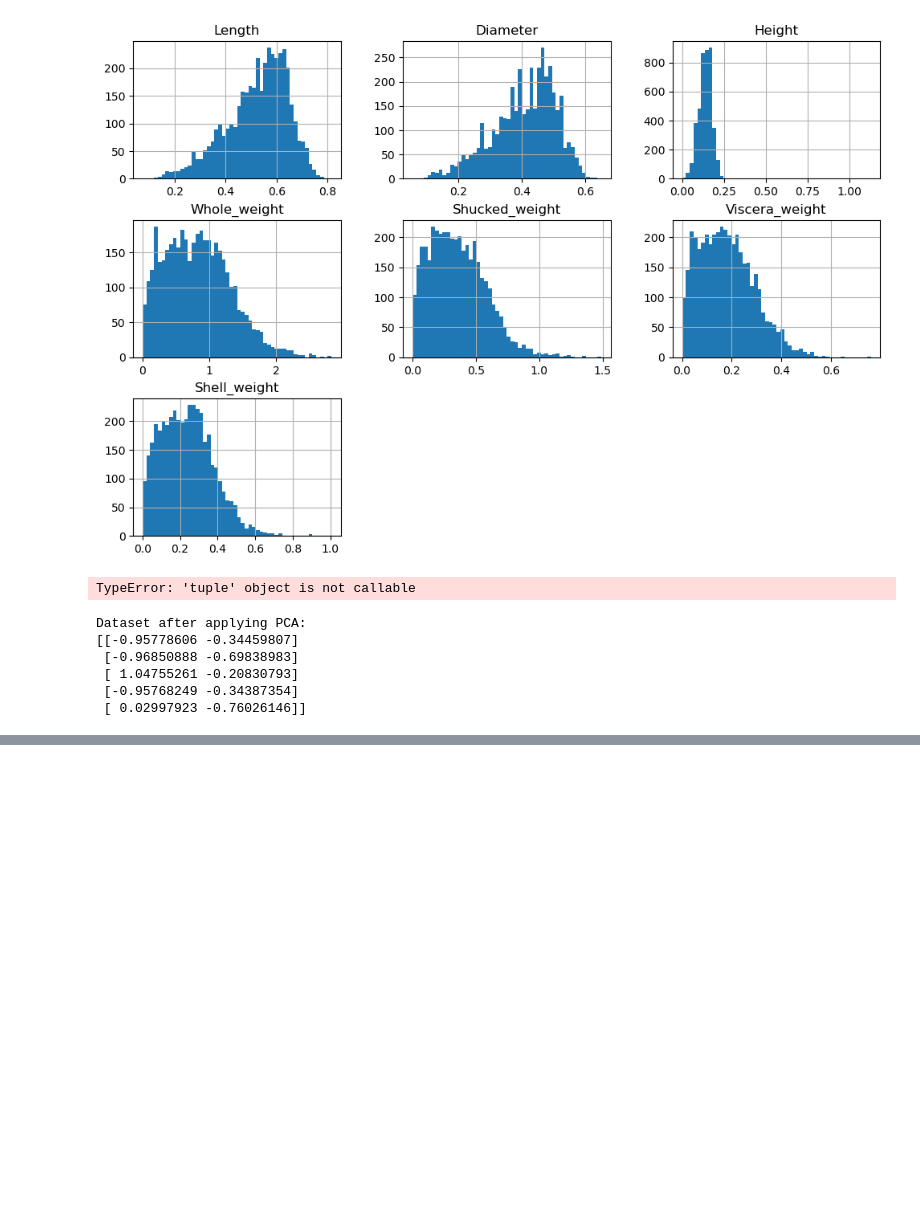
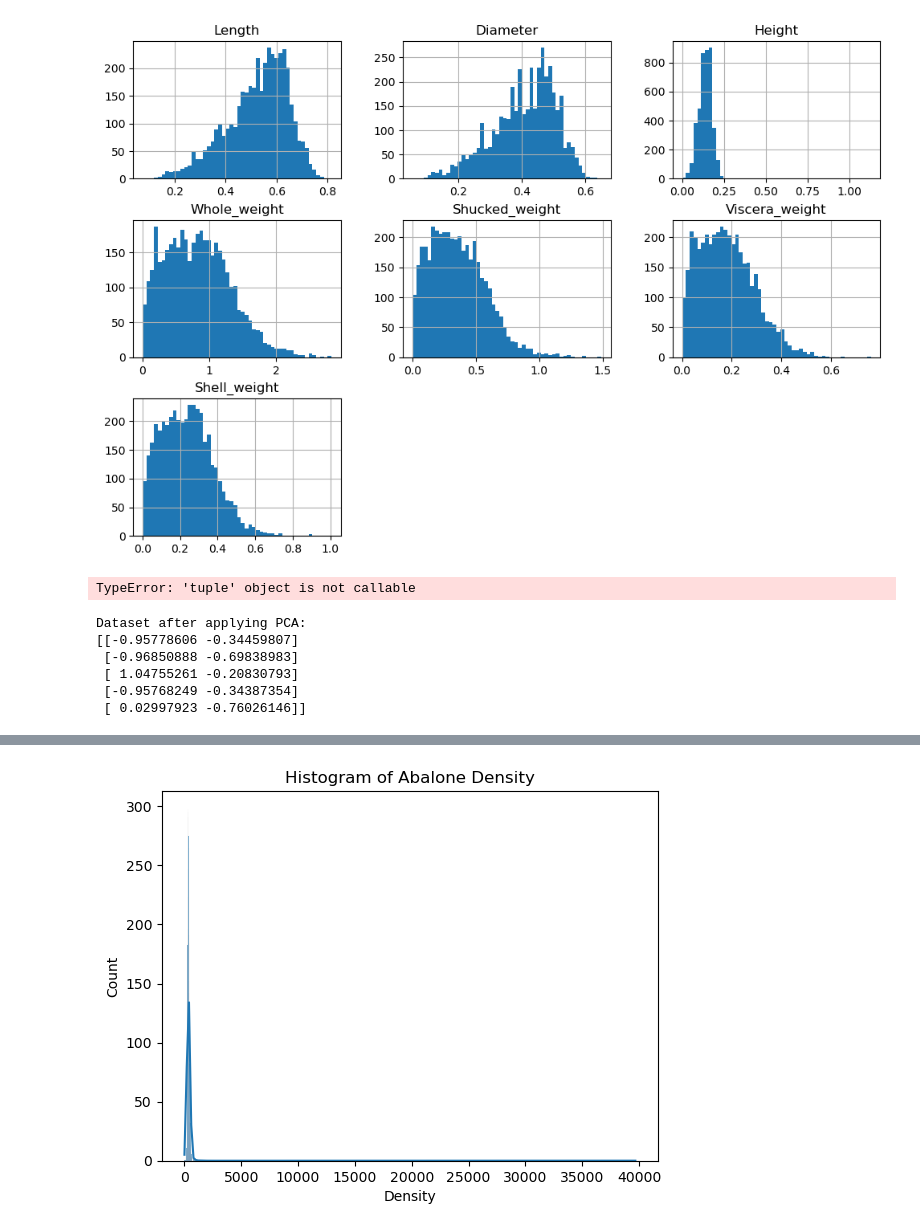
Before and after one commit to Amoako419/ML_, a Jupyter notebook: abalone.ipynb, the cells around one changed output, grey strips where cells are left out. Cells and saved outputs as stored; diff of their text form; code cells hidden in the pictures; blank space fills up the shorter version.

```diff
--- a/abalone.ipynb
+++ b/abalone.ipynb
@@ -120,0 +177,28 @@ Dataset after applying PCA:
+# %%
+from ucimlrepo import fetch_ucirepo
+import numpy as np
+import seaborn as sns
+import matplotlib.pyplot as plt
+
+# Collect the UCI Abalone dataset
+abalone = fetch_ucirepo(id=1)
+
+# Isolate features
+abalone_f = abalone.data.features
+
+# Feature extraction with the modified metric using Length
+abalone_f['Area'] = np.pi * (abalone_f['Diameter'] / 2) ** 2
+
+# Calculate density using height and diameter for cone volume
+abalone_f['Volume'] = (1/3) * np.pi * (abalone_f['Height'] / 2) ** 2 * abalone_f['Diameter']
+abalone_f['Density'] = abalone_f['Whole_weight'] / abalone_f['Volume']
+
+
+# Create a histogram plot to visualize the distribution of the abalone density
+sns.histplot(data=abalone_f['Density'], kde=True)
+plt.title("Histogram of Abalone Density")
+plt.xlabel('Density')
+plt.ylabel('Count')
+plt.show()
+# %% [output]
+[figure, added]
```
Also changed, not shown: parts of 2 cells of this notebook.
